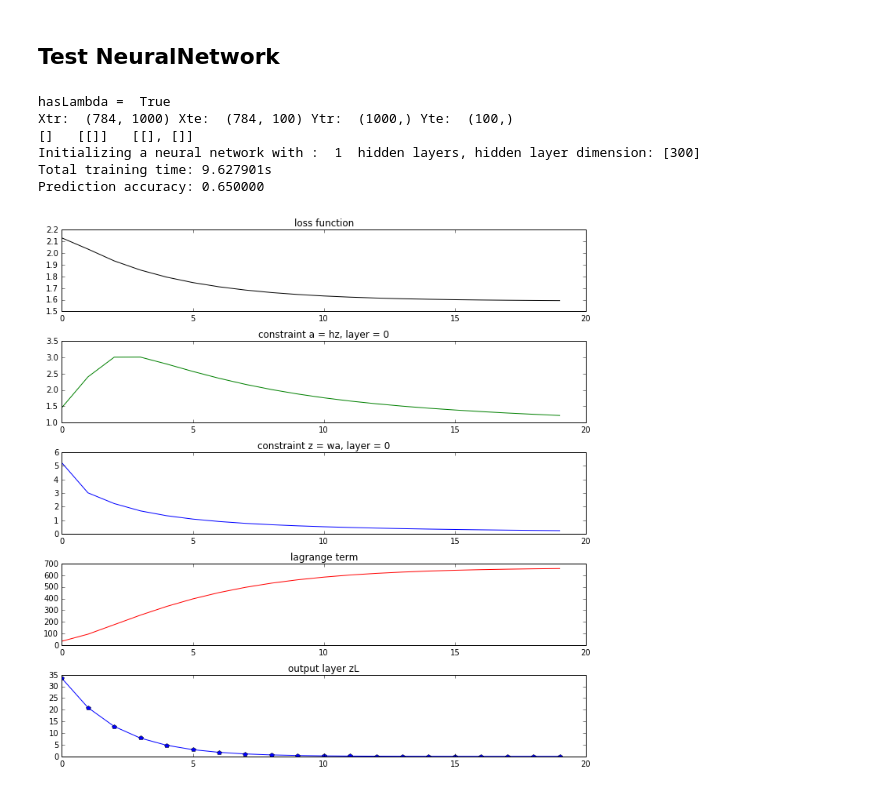
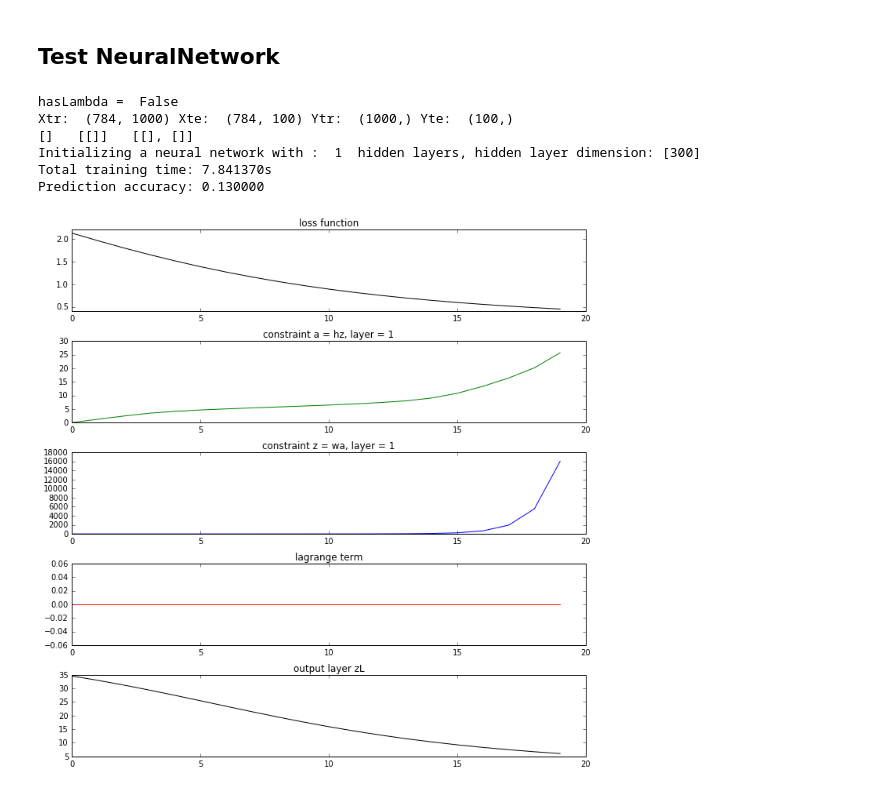
Before and after one commit to GrumpyZhou/IDP, a Jupyter notebook: zqj/admm.ipynb, the cells around one changed output. Saved outputs shown, nothing was run; the diff lists cells and outputs as text; code cells hidden in the pictures.

```diff
--- a/zqj/admm.ipynb
+++ b/zqj/admm.ipynb
@@ -74,24 +71,37 @@ def getMiniPatch(X_train, Y_train, X_test, Y_test, trNum, teNum, transposed):
     else:
         return Xtr.T, Xte.T, Ytr, Yte
 
+def preprocess(X):
+
+    # return X
+    X = X.astype(np.float64)
+    # Mean subtraction
+    X -= np.mean(X)
+
+    # Normalization
+    X /= np.std(X, axis = 0)
+
+    return X
+
+
 from NeuralNetwork.neural_network import *
 import time
 
 
 case = [(1000,100)]#,(5000,50)]#,(500,10),(5000,10),(5000,500),(20000,500),(20000, 2000)]
-lam = [True]
+lam = [False]
 i = 0
 for la in lam:
     print 'hasLambda = ',la
     for (trNum,teNum) in case:
-        X_tr, X_te, Y_tr, Y_te = getMiniPatch(X_train, Y_train, X_test, Y_test, trNum, teNum, 1)
+        X_tr, X_te, Y_tr, Y_te = getMiniPatch(preprocess(X_train), Y_train,preprocess(X_train), Y_test, trNum, teNum, 1)
         print 'Xtr: ', X_tr.shape, 'Xte: ', X_te.shape, 'Ytr: ', Y_tr.shape, 'Yte: ', Y_te.shape
 
         # Initialize network
         hiddenLayer = [300]
         classNum = 10
-        #epsilon = 0.001 #
-        epsilon=np.sqrt(0.1/trNum)
+        epsilon = 0.001 #
+        #epsilon=np.sqrt(0.1/trNum)
         network = NeuralNetwork(X_tr, Y_tr, classNum, hiddenLayer, epsilon)
         # Train
         weightConsWeight = 1
@@ -107,13 +117,13 @@ for la in lam:
         hasLambda:  whether include Lambda update
         lossType:   one of {'hinge', 'msq', 'smx'}, default is 'smx'
         minMethod:  if lossType is 'smx', the method to minimize the zLastUpdate has to be specified (for it's not in closed form),
-                    it can be one of {'prox','gd'}, default is 'prox';
+                    it can be one of {'prox','gd','newton'}, default is 'prox';
         tau, ite:   if lossType is 'smx', the step size and iteration of gradient descent/proximal gradient have to be specified,
                     default: tau=0.01, ite=25;
         """
         #network.train(weightConsWeight, activConsWeight, iterNum, hasLambda,lossType = 'hinge')
         network.train(weightConsWeight, activConsWeight, iterNum, hasLambda, calLoss, lossType = 'smx',
-                      minMethod = 'prox', tau=0.01, ite= 25)
+                      minMethod = 'gd', tau=0.001, ite= 15)
         toc = time.time()
         print 'Total training time: %fs' % (toc - tic)
 
@@ -125,34 +135,34 @@ for la in lam:
         if calLoss:
             fig = plt.figure()
             gs = gridspec.GridSpec(5,L)
             dataLoss = fig.add_subplot(gs[0,:])
             dataLoss.set_title('loss function')
             dataLoss.plot(network.dataLoss, 'k-')
 
             for l in range(0,L):
                 aloss = fig.add_subplot(gs[1,l])
                 aloss.set_title('constraint a = hz, layer = %d' % (l+1))
                 aloss.plot(network.aConstrLoss[l], 'g-')
 
                 zloss = fig.add_subplot(gs[2,l])
                 zloss.set_title('constraint z = wa, layer = %d' % (l+1))
                 zloss.plot(network.zConstrLoss[l], 'b-')
 
             lag = fig.add_subplot(gs[3,:])
             lag.set_title('lagrange term')
             lag.plot(network.lagraLoss, 'r-')
 
             zLLoss = fig.add_subplot(gs[4,:])
             zLLoss.set_title('output layer zL')
             zLLoss.plot(network.zConstrLoss[L], 'k-')
 
             plt.tight_layout()
             plt.show()
 # %% [output]
-hasLambda =  True
+hasLambda =  False
 Xtr:  (784, 1000) Xte:  (784, 100) Ytr:  (1000,) Yte:  (100,)
 []   [[]]   [[], []]
 Initializing a neural network with :  1  hidden layers, hidden layer dimension: [300]
-Total training time: 9.627901s
-Prediction accuracy: 0.650000
+Total training time: 7.841370s
+Prediction accuracy: 0.130000
-[figure, old version]
+[figure, new version]
```
Also changed, not shown: parts of 1 cell of this notebook, 1 other file.
